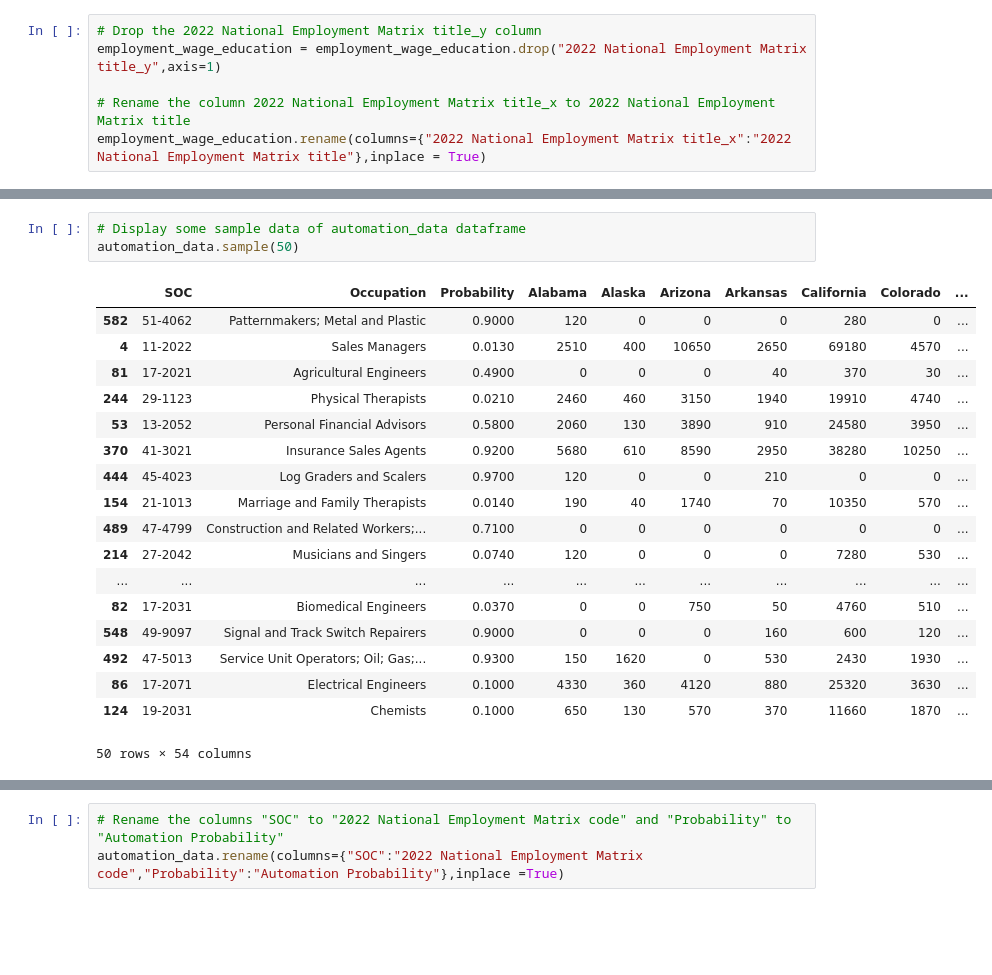
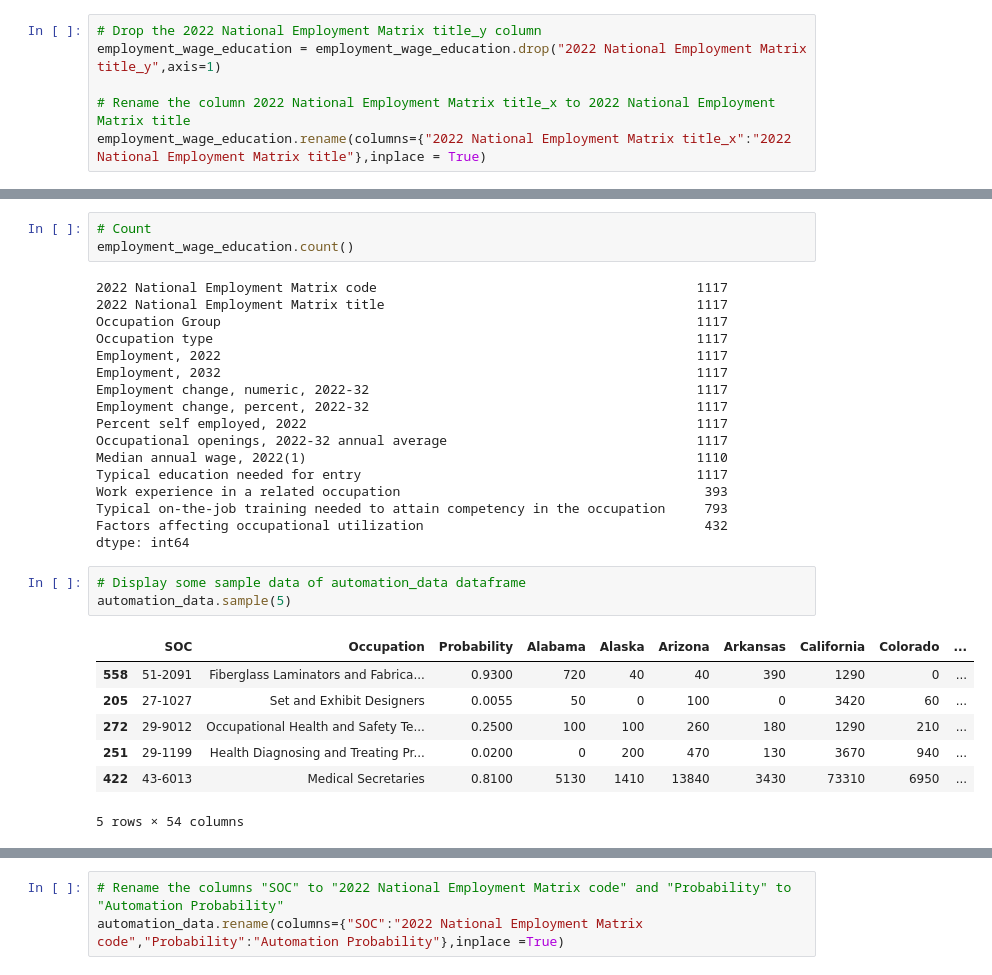
Before and after one commit to vinaya-kusuma/Project1, a Jupyter notebook: Occupation_Analysis.ipynb, the cells around one changed output, grey strips where cells are left out. Drawn from its saved outputs; the diff is of its cells as text; blank space fills up the shorter version.

```diff
--- a/Occupation_Analysis.ipynb
+++ b/Occupation_Analysis.ipynb
@@ -264,22 +226,31 @@ dtype: int64
+# %%
+# Count
+employment_wage_education.count()
+# %% [output]
+2022 National Employment Matrix code                                         1117
+2022 National Employment Matrix title                                        1117
+Occupation Group                                                             1117
+Occupation type                                                              1117
+Employment, 2022                                                             1117
+Employment, 2032                                                             1117
+Employment change, numeric, 2022-32                                          1117
+Employment change, percent, 2022-32                                          1117
+Percent self employed, 2022                                                  1117
+Occupational openings, 2022-32 annual average                                1117
+Median annual wage, 2022(1)                                                  1110
+Typical education needed for entry                                           1117
+Work experience in a related occupation                                       393
+Typical on-the-job training needed to attain competency in the occupation     793
+Factors affecting occupational utilization                                    432
+dtype: int64
 # %%
 # Display some sample data of automation_data dataframe
-automation_data.sample(50)
+automation_data.sample(5)
 # %% [output]
 |  | SOC | Occupation | Probability | Alabama | Alaska | Arizona | Arkansas | California | Colorado | ... |
-| 582 | 51-4062 | Patternmakers; Metal and Plastic | 0.9000 | 120 | 0 | 0 | 0 | 280 | 0 | ... |
-| 4 | 11-2022 | Sales Managers | 0.0130 | 2510 | 400 | 10650 | 2650 | 69180 | 4570 | ... |
-| 81 | 17-2021 | Agricultural Engineers | 0.4900 | 0 | 0 | 0 | 40 | 370 | 30 | ... |
-| 244 | 29-1123 | Physical Therapists | 0.0210 | 2460 | 460 | 3150 | 1940 | 19910 | 4740 | ... |
-| 53 | 13-2052 | Personal Financial Advisors | 0.5800 | 2060 | 130 | 3890 | 910 | 24580 | 3950 | ... |
-| 370 | 41-3021 | Insurance Sales Agents | 0.9200 | 5680 | 610 | 8590 | 2950 | 38280 | 10250 | ... |
-| 444 | 45-4023 | Log Graders and Scalers | 0.9700 | 120 | 0 | 0 | 210 | 0 | 0 | ... |
-| 154 | 21-1013 | Marriage and Family Therapists | 0.0140 | 190 | 40 | 1740 | 70 | 10350 | 570 | ... |
-| 489 | 47-4799 | Construction and Related Workers;... | 0.7100 | 0 | 0 | 0 | 0 | 0 | 0 | ... |
-| 214 | 27-2042 | Musicians and Singers | 0.0740 | 120 | 0 | 0 | 0 | 7280 | 530 | ... |
-| ... | ... | ... | ... | ... | ... | ... | ... | ... | ... | ... |
-| 82 | 17-2031 | Biomedical Engineers | 0.0370 | 0 | 0 | 750 | 50 | 4760 | 510 | ... |
-| 548 | 49-9097 | Signal and Track Switch Repairers | 0.9000 | 0 | 0 | 0 | 160 | 600 | 120 | ... |
-| 492 | 47-5013 | Service Unit Operators; Oil; Gas;... | 0.9300 | 150 | 1620 | 0 | 530 | 2430 | 1930 | ... |
-| 86 | 17-2071 | Electrical Engineers | 0.1000 | 4330 | 360 | 4120 | 880 | 25320 | 3630 | ... |
-| 124 | 19-2031 | Chemists | 0.1000 | 650 | 130 | 570 | 370 | 11660 | 1870 | ... |
+| 558 | 51-2091 | Fiberglass Laminators and Fabrica... | 0.9300 | 720 | 40 | 40 | 390 | 1290 | 0 | ... |
+| 205 | 27-1027 | Set and Exhibit Designers | 0.0055 | 50 | 0 | 100 | 0 | 3420 | 60 | ... |
+| 272 | 29-9012 | Occupational Health and Safety Te... | 0.2500 | 100 | 100 | 260 | 180 | 1290 | 210 | ... |
+| 251 | 29-1199 | Health Diagnosing and Treating Pr... | 0.0200 | 0 | 200 | 470 | 130 | 3670 | 940 | ... |
+| 422 | 43-6013 | Medical Secretaries | 0.8100 | 5130 | 1410 | 13840 | 3430 | 73310 | 6950 | ... |
-50 rows × 54 columns
+5 rows × 54 columns
```
Also changed, not shown: parts of 53 cells of this notebook, 3 other files.
